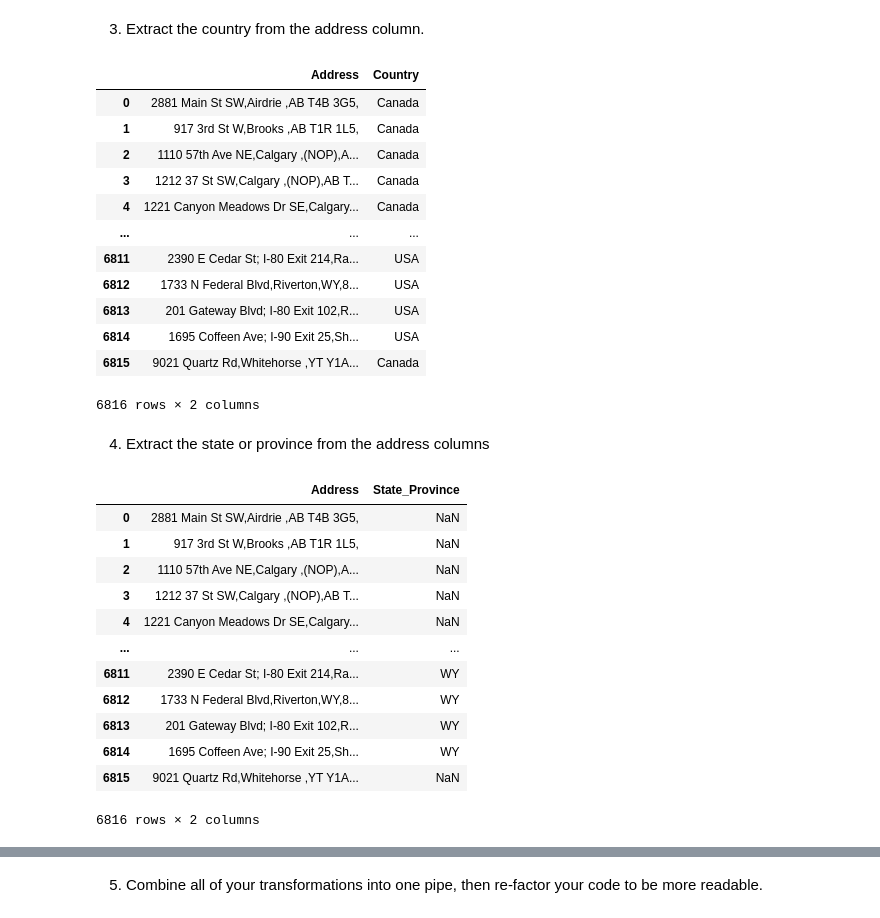
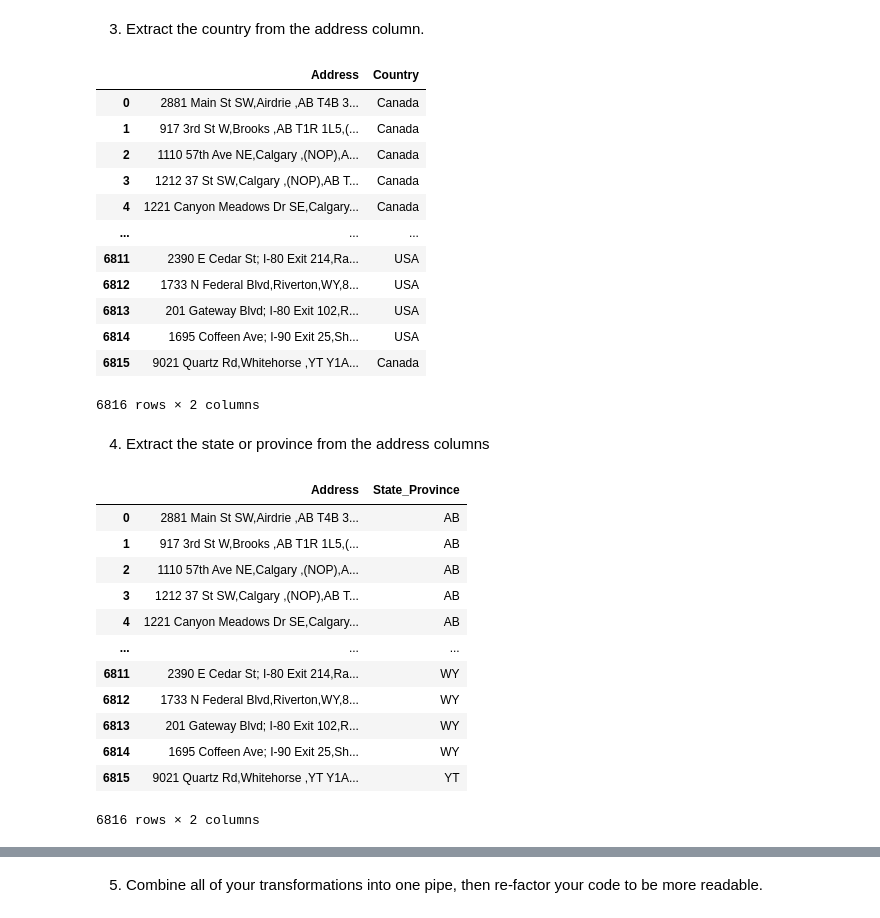
Before and after one commit to dreols01/Module-4-homework, a Jupyter notebook: Homework_4_More_Walmart_Cleaning.ipynb, the cells around one changed output, grey strips where cells are left out. Drawn from its saved outputs; the diff is of its cells as text; code cells hidden in the pictures.

```diff
--- a/Homework_4_More_Walmart_Cleaning.ipynb
+++ b/Homework_4_More_Walmart_Cleaning.ipynb
@@ -182,0 +161,8 @@ walmart_data5
+# %%
+walmart_data5 = (walmart_data4
+    >> mutate(Phone_Number = X.Address.str.extract(r"(\(\d{3,4}_?\s?\)?\(?\s?-?\d{3}-?\s?\d{4})")
+                                                    .replace(r"\((\d{3,4})_?\s?\)?\(?\s?-?(\d{3})-?\s?(\d{4})",r"(\1) \2-\3",regex=True))
+    >> mutate(Phone_Number = X.Phone_Number.str.replace(r"\((\d\d\d)\d\)",r"(\1)", regex=True))
+    >> mutate(Phone_Number = ifelse(X.Phone_Number.isna(), "No Phone Number Available", X.Phone_Number))
+ )
+walmart_data5.head(50)
@@ -195,8 +199,8 @@ walmart_data6 = (walmart_data5
 walmart_data6
 # %% [output]
 |  | Address | Country |
-| 0 | 2881 Main St SW,Airdrie ,AB T4B 3G5, | Canada |
-| 1 | 917 3rd St W,Brooks ,AB T1R 1L5, | Canada |
+| 0 | 2881 Main St SW,Airdrie ,AB T4B 3... | Canada |
+| 1 | 917 3rd St W,Brooks ,AB T1R 1L5,(... | Canada |
 | 2 | 1110 57th Ave NE,Calgary ,(NOP),A... | Canada |
 | 3 | 1212 37 St SW,Calgary ,(NOP),AB T... | Canada |
 | 4 | 1221 Canyon Meadows Dr SE,Calgary... | Canada |
@@ -212,23 +216,25 @@ walmart_data6
 # %%
 walmart_data7 = (walmart_data6
 >> select(X.Address)
 >> mutate(State_Province = case_when((text_filter(X.Address, '[A-Z]{2},\d{4,5}', regex=True),
             X.Address.str.extract('([A-Z]{2}),\d{4,5}', expand=False)),
-            #text_filter(X.Address, '[A-Z]{2},\d{4,5}', regex=True))
-            )))
+            (text_filter(X.Address, '[A-Z]{2}\.?\,?\s?[A-Z]\d[A-Z]\s?\d?[A-Z]?\d?' , regex=True),
+            X.Address.str.extract('([A-Z]{2}).?,?\s?[A-Z]\d[A-Z]\s?\d?[A-Z]?\d?', expand=False)),
+            ))
+            )
 
 walmart_data7
 # %% [output]
 |  | Address | State_Province |
-| 0 | 2881 Main St SW,Airdrie ,AB T4B 3G5, | NaN |
-| 1 | 917 3rd St W,Brooks ,AB T1R 1L5, | NaN |
-| 2 | 1110 57th Ave NE,Calgary ,(NOP),A... | NaN |
-| 3 | 1212 37 St SW,Calgary ,(NOP),AB T... | NaN |
-| 4 | 1221 Canyon Meadows Dr SE,Calgary... | NaN |
+| 0 | 2881 Main St SW,Airdrie ,AB T4B 3... | AB |
+| 1 | 917 3rd St W,Brooks ,AB T1R 1L5,(... | AB |
+| 2 | 1110 57th Ave NE,Calgary ,(NOP),A... | AB |
+| 3 | 1212 37 St SW,Calgary ,(NOP),AB T... | AB |
+| 4 | 1221 Canyon Meadows Dr SE,Calgary... | AB |
 | ... | ... | ... |
 | 6811 | 2390 E Cedar St; I-80 Exit 214,Ra... | WY |
 | 6812 | 1733 N Federal Blvd,Riverton,WY,8... | WY |
 | 6813 | 201 Gateway Blvd; I-80 Exit 102,R... | WY |
 | 6814 | 1695 Coffeen Ave; I-90 Exit 25,Sh... | WY |
-| 6815 | 9021 Quartz Rd,Whitehorse ,YT Y1A... | NaN |
+| 6815 | 9021 Quartz Rd,Whitehorse ,YT Y1A... | YT |
 6816 rows × 2 columns
```
Also changed, not shown: parts of 11 cells of this notebook.
